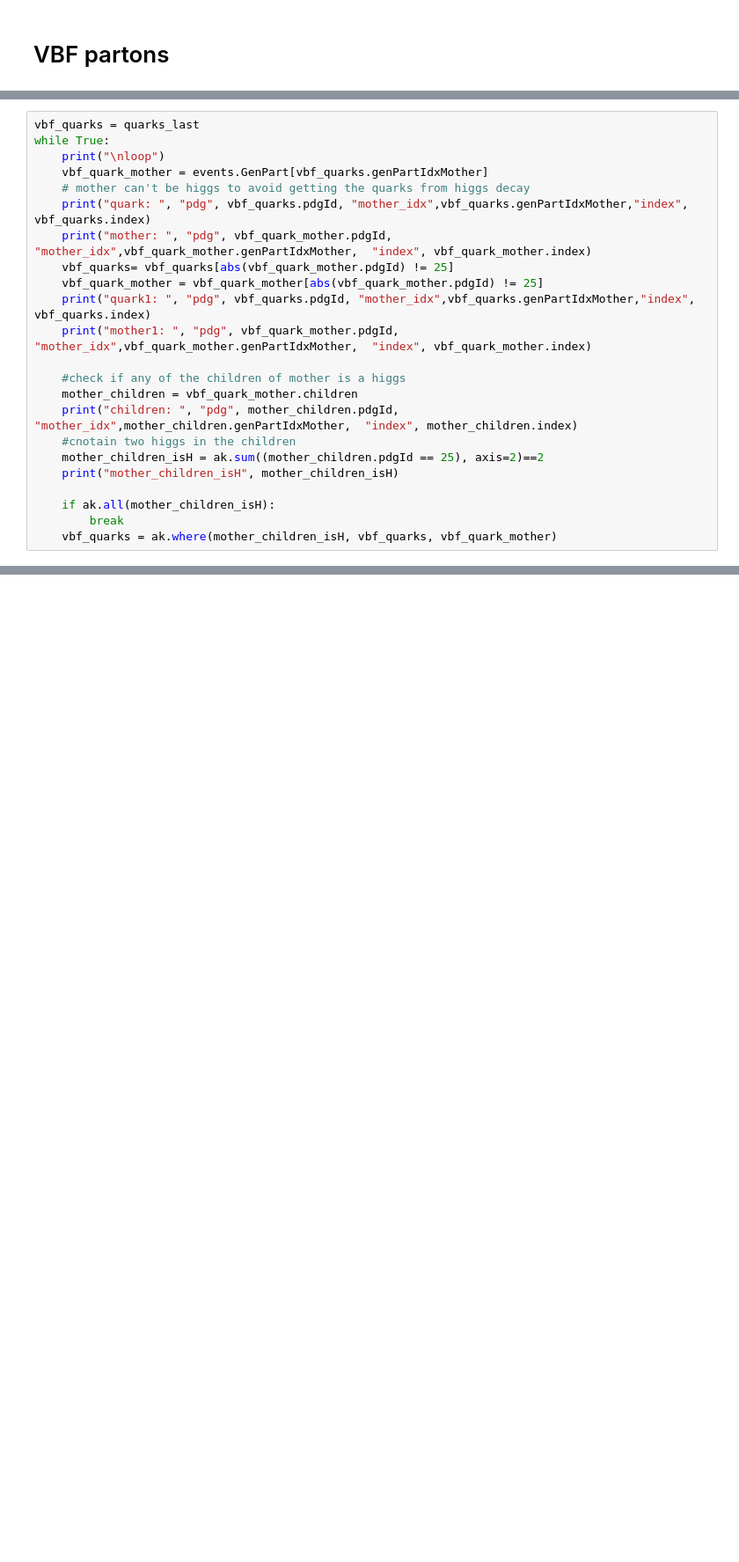
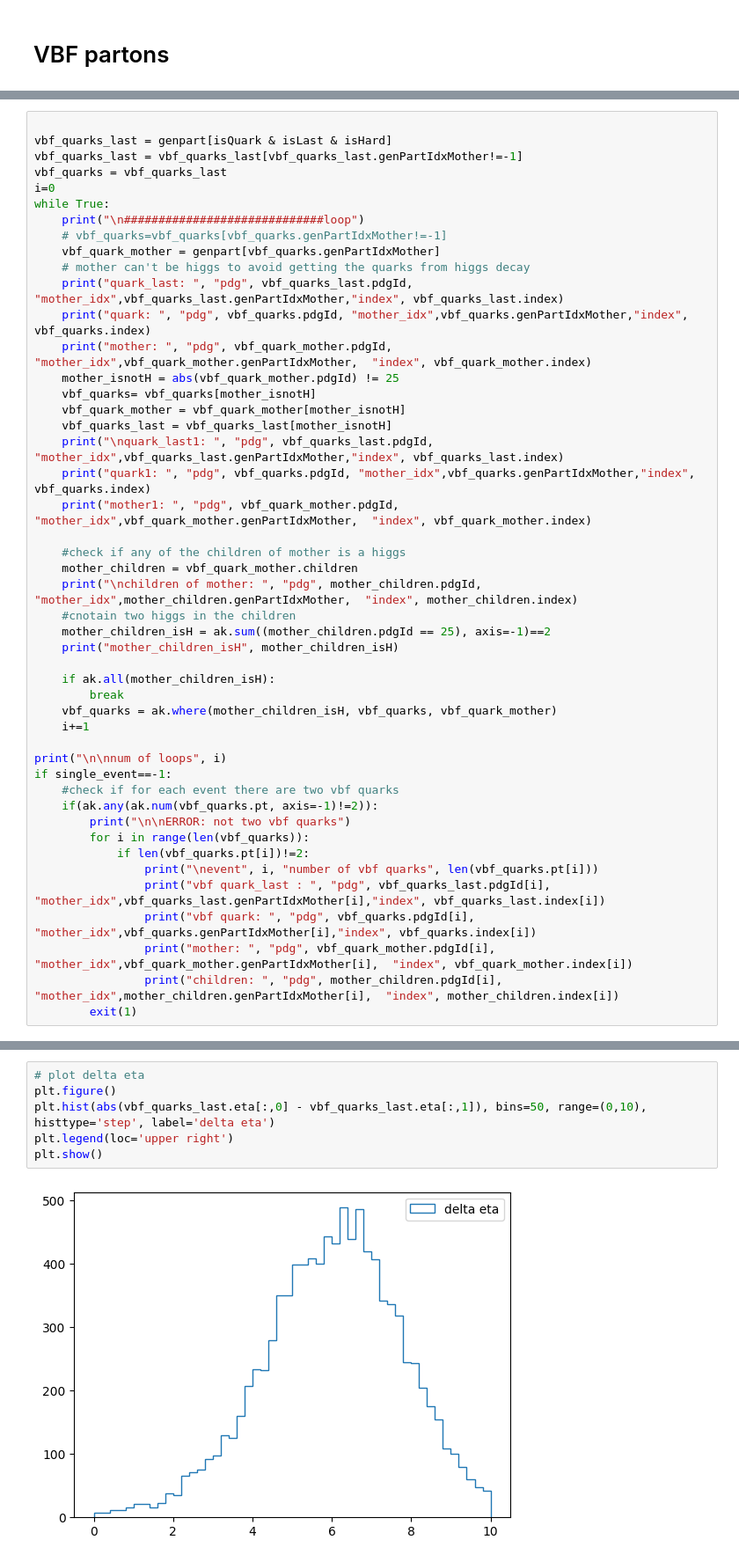
Before and after one commit to PocketCoffea/AnalysisConfigs, a Jupyter notebook: notebooks/parton_matching_vbf.ipynb, the cells around one changed output, grey strips where cells are left out. Shown: that part at 88% size. Cells and saved outputs as stored; diff of their text form; blank space fills up the shorter version.

```diff
--- a/notebooks/parton_matching_vbf.ipynb
+++ b/notebooks/parton_matching_vbf.ipynb
@@ -106,24 +107,48 @@ print(quarks_last.pdgId)
 # %%
-vbf_quarks = quarks_last
+
+vbf_quarks_last = genpart[isQuark & isLast & isHard]
+vbf_quarks_last = vbf_quarks_last[vbf_quarks_last.genPartIdxMother!=-1]
+vbf_quarks = vbf_quarks_last
+i=0
 while True:
-    print("\nloop")
-    vbf_quark_mother = events.GenPart[vbf_quarks.genPartIdxMother]
+    print("\n#############################loop")
+    # vbf_quarks=vbf_quarks[vbf_quarks.genPartIdxMother!=-1]
+    vbf_quark_mother = genpart[vbf_quarks.genPartIdxMother]
     # mother can't be higgs to avoid getting the quarks from higgs decay
+    print("quark_last: ", "pdg", vbf_quarks_last.pdgId, "mother_idx",vbf_quarks_last.genPartIdxMother,"index", vbf_quarks_last.index)
     print("quark: ", "pdg", vbf_quarks.pdgId, "mother_idx",vbf_quarks.genPartIdxMother,"index", vbf_quarks.index)
     print("mother: ", "pdg", vbf_quark_mother.pdgId, "mother_idx",vbf_quark_mother.genPartIdxMother,  "index", vbf_quark_mother.index)
-    vbf_quarks= vbf_quarks[abs(vbf_quark_mother.pdgId) != 25]
-    vbf_quark_mother = vbf_quark_mother[abs(vbf_quark_mother.pdgId) != 25]
+    mother_isnotH = abs(vbf_quark_mother.pdgId) != 25
+    vbf_quarks= vbf_quarks[mother_isnotH]
+    vbf_quark_mother = vbf_quark_mother[mother_isnotH]
+    vbf_quarks_last = vbf_quarks_last[mother_isnotH]
+    print("\nquark_last1: ", "pdg", vbf_quarks_last.pdgId, "mother_idx",vbf_quarks_last.genPartIdxMother,"index", vbf_quarks_last.index)
     print("quark1: ", "pdg", vbf_quarks.pdgId, "mother_idx",vbf_quarks.genPartIdxMother,"index", vbf_quarks.index)
     print("mother1: ", "pdg", vbf_quark_mother.pdgId, "mother_idx",vbf_quark_mother.genPartIdxMother,  "index", vbf_quark_mother.index)
 
     #check if any of the children of mother is a higgs
     mother_children = vbf_quark_mother.children
-    print("children: ", "pdg", mother_children.pdgId, "mother_idx",mother_children.genPartIdxMother,  "index", mother_children.index)
+    print("\nchildren of mother: ", "pdg", mother_children.pdgId, "mother_idx",mother_children.genPartIdxMother,  "index", mother_children.index)
     #cnotain two higgs in the children
-    mother_children_isH = ak.sum((mother_children.pdgId == 25), axis=2)==2
+    mother_children_isH = ak.sum((mother_children.pdgId == 25), axis=-1)==2
     print("mother_children_isH", mother_children_isH)
 
     if ak.all(mother_children_isH):
         break
     vbf_quarks = ak.where(mother_children_isH, vbf_quarks, vbf_quark_mother)
+    i+=1
+
+print("\n\nnum of loops", i)
+if single_event==-1:
+    #check if for each event there are two vbf quarks
+    if(ak.any(ak.num(vbf_quarks.pt, axis=-1)!=2)):
+        print("\n\nERROR: not two vbf quarks")
+        for i in range(len(vbf_quarks)):
+            if len(vbf_quarks.pt[i])!=2:
+                print("\nevent", i, "number of vbf quarks", len(vbf_quarks.pt[i]))
+                print("vbf quark_last : ", "pdg", vbf_quarks_last.pdgId[i], "mother_idx",vbf_quarks_last.genPartIdxMother[i],"index", vbf_quarks_last.index[i])
+                print("vbf quark: ", "pdg", vbf_quarks.pdgId[i], "mother_idx",vbf_quarks.genPartIdxMother[i],"index", vbf_quarks.index[i])
+                print("mother: ", "pdg", vbf_quark_mother.pdgId[i], "mother_idx",vbf_quark_mother.genPartIdxMother[i],  "index", vbf_quark_mother.index[i])
+                print("children: ", "pdg", mother_children.pdgId[i], "mother_idx",mother_children.genPartIdxMother[i],  "index", mother_children.index[i])
+        exit(1)
 # %% [output]
@@ -153,0 +196,8 @@ print(abs(vbf_quarks.eta[:,0] - vbf_quarks.eta[:,1]))
+# %%
+# plot delta eta
+plt.figure()
+plt.hist(abs(vbf_quarks_last.eta[:,0] - vbf_quarks_last.eta[:,1]), bins=50, range=(0,10), histtype='step', label='delta eta')
+plt.legend(loc='upper right')
+plt.show()
+# %% [output]
+[figure, added]
```
Also changed, not shown: parts of 11 cells of this notebook.
